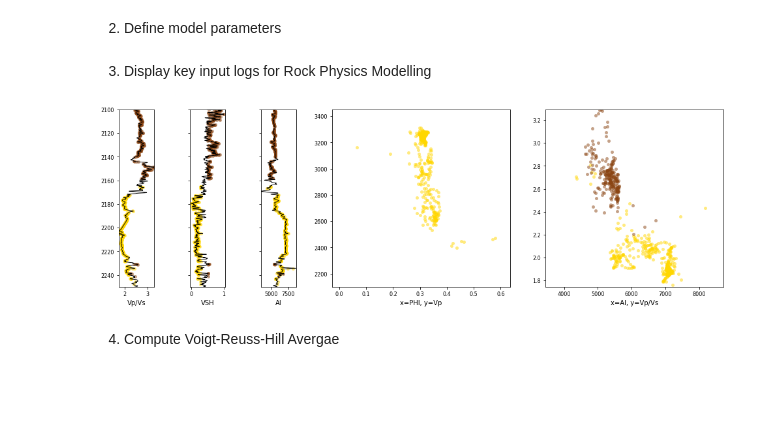
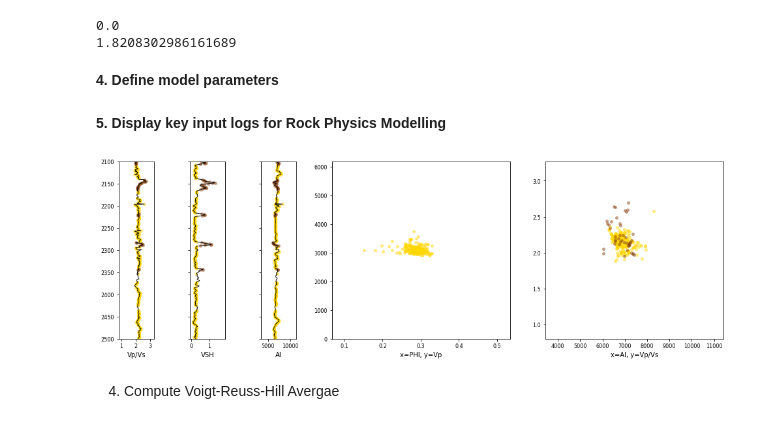
Before and after one commit to TolaAbiodun/beta-tests, a Jupyter notebook: rock_physics_modelling.ipynb, the cells around one changed output. Saved outputs shown, nothing was run; the diff lists cells and outputs as text; code cells hidden in the pictures; blank space fills up the shorter version.

```diff
--- a/rock_physics_modelling.ipynb
+++ b/rock_physics_modelling.ipynb
@@ -23,0 +67,3 @@ well.head()
+# %%
+sand = 1 - vsh - phi
+vsh_n = vsh/(vsh + sand)
@@ -23,0 +80,15 @@ well.head()
+# %%
+well_dict = {
+    'DEPTH': z_well,
+    'GR': gr_well,
+    'RHOB': rho_well,
+    'VP': vp_well,
+    'VS': vs_well,
+    'VPVS': vpvs_well,
+    'IP': ai,
+    'VSH': vsh_n,
+    'PHI': phi
+    }
+
+
+well = pd.DataFrame(data=well_dict)
@@ -23,0 +108,2 @@ well.head()
+# %%
+well.set_index('DEPTH').head() #Important
@@ -24,21 +118,27 @@ well.head()
+# %%
+print(well.VSH.min())
+print(well.VSH.max())
+# %% [output]
+0.0
+1.8208302986161689
 # %% [markdown]
-2. Define model parameters
+__4. Define model parameters__
 # %%
 vshale = well.VSH # Volume of shale
 vp = well.VP # P-wave velocity
 vs = well.VS # S-wave velocity
 imp = well.IP # Acoustic impedance
-poro = well.PHIE # Porosity
-rho = well.RHO # Density
+poro = well.PHI # Porosity
+rho = well.RHOB # Density
 vpvs = well.VPVS #Vp/Vs
 # %% [markdown]
-3. Display key input logs for Rock Physics Modelling
+__5. Display key input logs for Rock Physics Modelling__
 # %%
 rpm.plot_log(well, vshale, vp, vs, imp, vpvs, poro, rho,
-             z_init=2100, z_final=2250, shale_cutoff=0.5,
+             z_init=2100, z_final=2500, shale_cutoff=0.5,
              sand_cutoff=0.3)
 # %% [output]
-[figure, old version]
+[figure, new version]
 # %% [markdown]
 4. Compute Voigt-Reuss-Hill Avergae
 # %%
```
Also changed, not shown: parts of 28 cells of this notebook.
